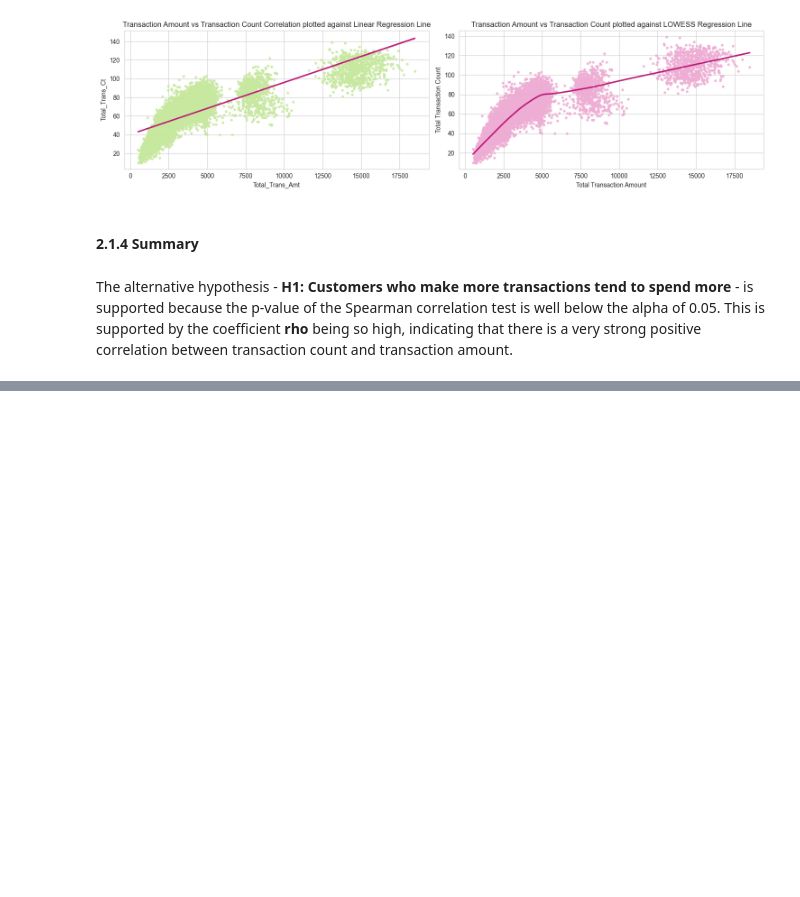
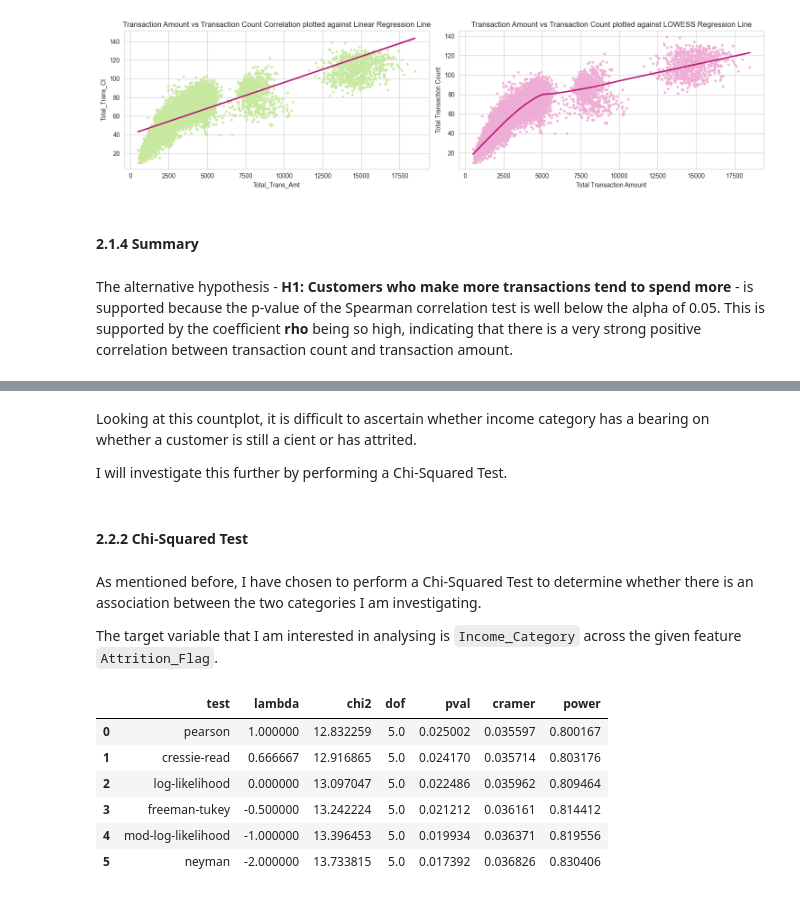
Before and after one commit to elhope23/credit-card-customer-churn-analysis, a Jupyter notebook: jupyter_notebooks/Stage3-Visualisation.ipynb, the cells around one changed output, grey strips where cells are left out. Saved outputs shown, nothing was run; the diff lists cells and outputs as text; code cells hidden in the pictures; blank space fills up the shorter version.

```diff
--- a/jupyter_notebooks/Stage3-Visualisation.ipynb
+++ b/jupyter_notebooks/Stage3-Visualisation.ipynb
@@ -536,0 +576,24 @@ The alternative hypothesis - **H1: Customers who make more transactions tend to
+# %% [markdown]
+Looking at this countplot, it is difficult to ascertain whether income category has a bearing on whether a customer is still a cient or has attrited.
+
+I will investigate this further by performing a Chi-Squared Test.
+# %% [markdown]
+#### **2.2.2 Chi-Squared Test**
+# %% [markdown]
+As mentioned before, I have chosen to perform a Chi-Squared Test to determine whether there is an association between the two categories I am investigating.
+
+The target variable that I am interested in analysing is `Income_Category` across the given feature `Attrition_Flag`.
+# %%
+# Perform a chi-squared test between Card_Category and Attrition_Flag
+expected, observed, statistics = pg.chi2_independence(data=df_vis, x="Income_Category", y="Attrition_Flag")
+
+# Call statistics to display the results of the chi-squared test
+statistics
+# %% [output]
+|  | test | lambda | chi2 | dof | pval | cramer | power |
+| 0 | pearson | 1.000000 | 12.832259 | 5.0 | 0.025002 | 0.035597 | 0.800167 |
+| 1 | cressie-read | 0.666667 | 12.916865 | 5.0 | 0.024170 | 0.035714 | 0.803176 |
+| 2 | log-likelihood | 0.000000 | 13.097047 | 5.0 | 0.022486 | 0.035962 | 0.809464 |
+| 3 | freeman-tukey | -0.500000 | 13.242224 | 5.0 | 0.021212 | 0.036161 | 0.814412 |
+| 4 | mod-log-likelihood | -1.000000 | 13.396453 | 5.0 | 0.019934 | 0.036371 | 0.819556 |
+| 5 | neyman | -2.000000 | 13.733815 | 5.0 | 0.017392 | 0.036826 | 0.830406 |
```
Also changed, not shown: parts of 11 cells of this notebook.
